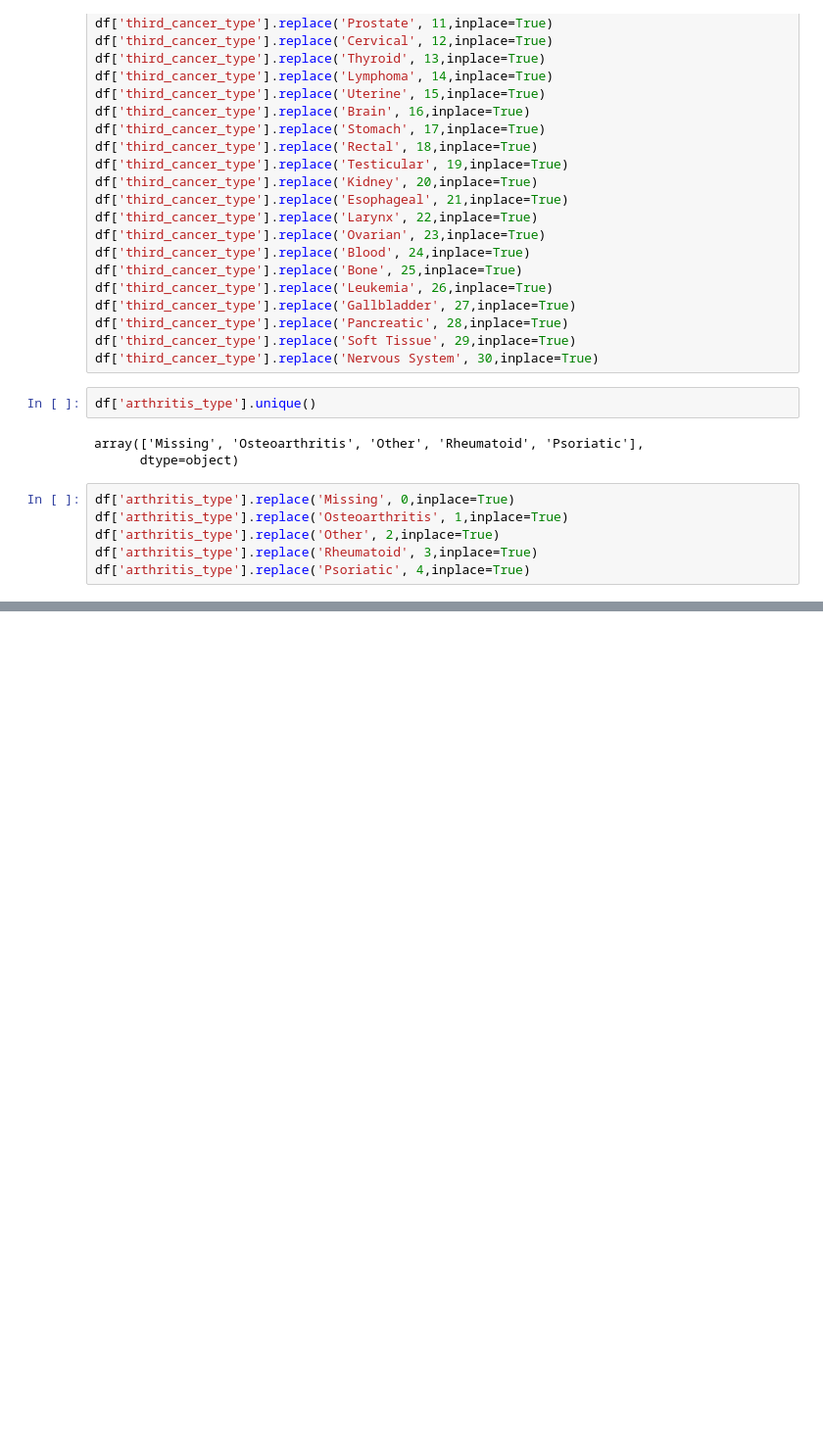
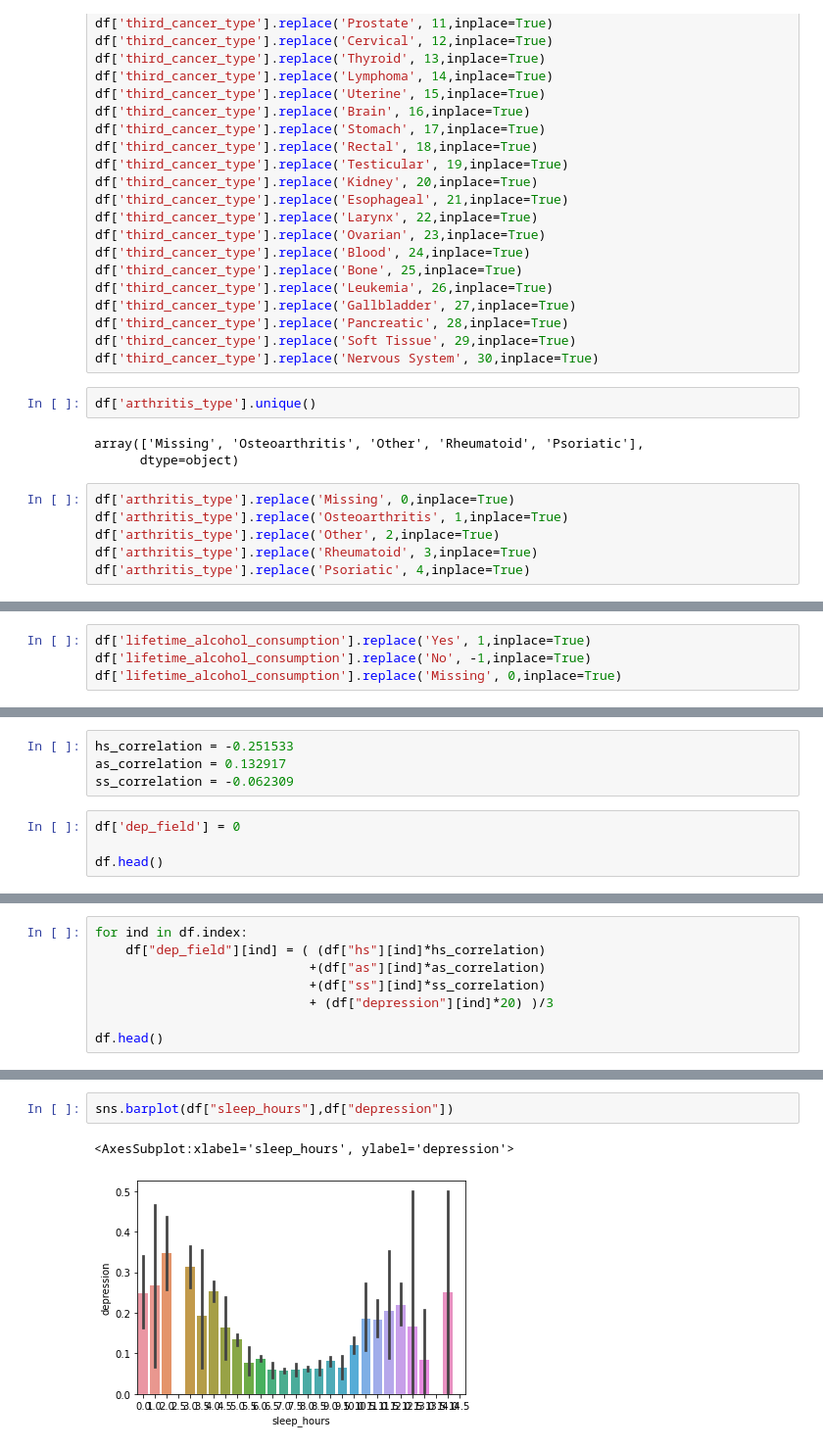
Before and after one commit to animesh288/Team-Dyad_PS-5, a Jupyter notebook: ML Model/status.ipynb, the cells around one changed output, grey strips where cells are left out. Shown: that part at 98% size. Drawn from its saved outputs; the diff is of its cells as text; blank space fills up the shorter version.

```diff
--- a/ML Model/status.ipynb
+++ b/ML Model/status.ipynb
@@ -275,0 +314,4 @@ df['arthritis_type'].replace('Psoriatic', 4,inplace=True)
+# %%
+df['lifetime_alcohol_consumption'].replace('Yes', 1,inplace=True)
+df['lifetime_alcohol_consumption'].replace('No', -1,inplace=True)
+df['lifetime_alcohol_consumption'].replace('Missing', 0,inplace=True)
@@ -275,0 +399,8 @@ df['arthritis_type'].replace('Psoriatic', 4,inplace=True)
+# %%
+hs_correlation = -0.251533
+as_correlation = 0.132917
+ss_correlation = -0.062309
+# %%
+df['dep_field'] = 0
+
+df.head()
@@ -275,0 +415,8 @@ df['arthritis_type'].replace('Psoriatic', 4,inplace=True)
+# %%
+for ind in df.index:
+    df["dep_field"][ind] = ( (df["hs"][ind]*hs_correlation)
+                            +(df["as"][ind]*as_correlation)
+                            +(df["ss"][ind]*ss_correlation)
+                            + (df["depression"][ind]*20) )/3
+
+df.head()
@@ -275,0 +455,5 @@ df['arthritis_type'].replace('Psoriatic', 4,inplace=True)
+# %%
+sns.barplot(df["sleep_hours"],df["depression"])
+# %% [output]
+<AxesSubplot:xlabel='sleep_hours', ylabel='depression'>
+[figure, added]
```
Also changed, not shown: parts of 37 cells of this notebook, 3 other files.
